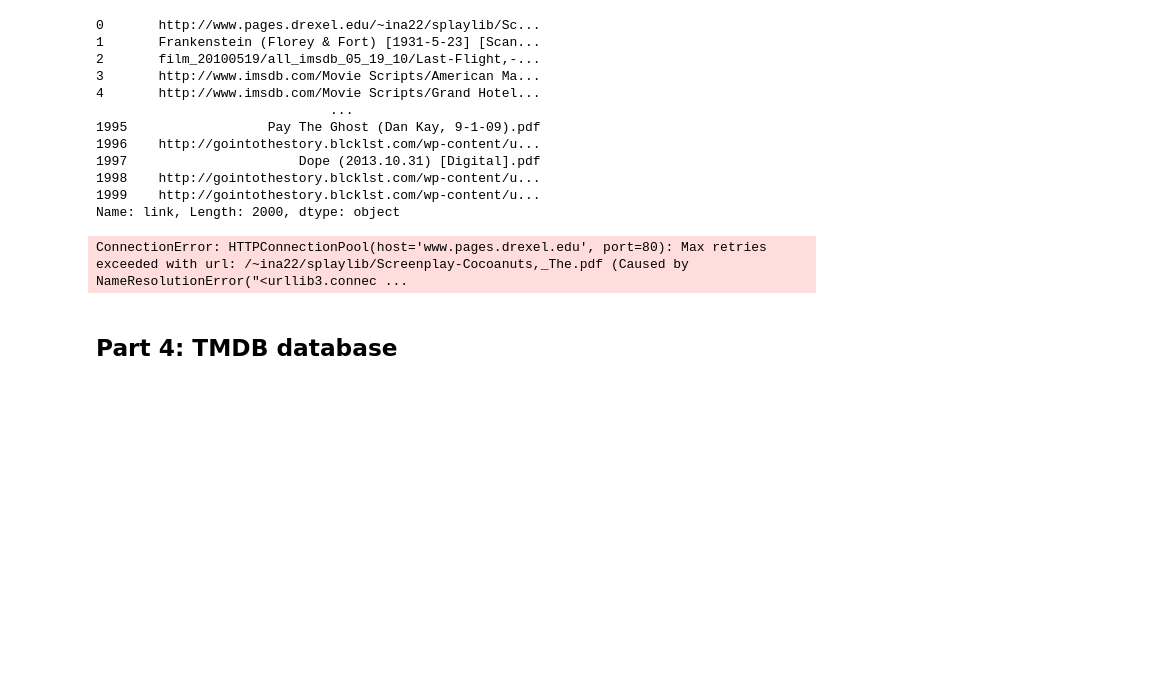
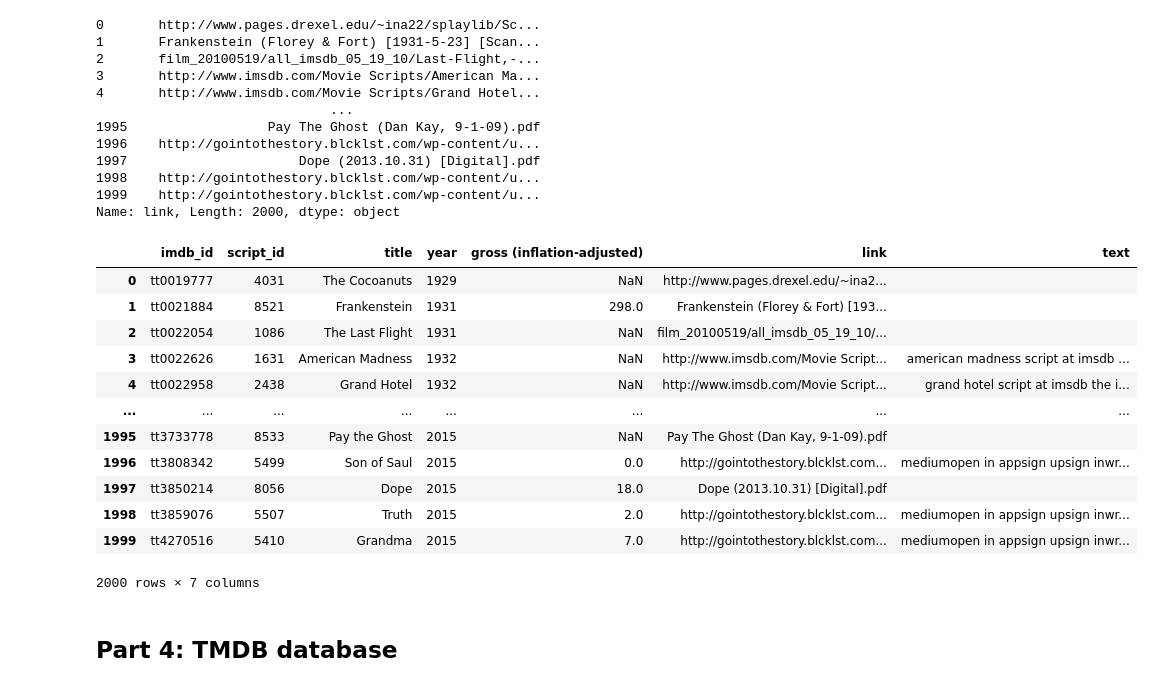
Before and after one commit to evanp28/project2-api, a Jupyter notebook: project2.ipynb, the cells around one changed output. Drawn from its saved outputs; the diff is of its cells as text; code cells hidden in the pictures; blank space fills up the shorter version.

```diff
--- a/project2.ipynb
+++ b/project2.ipynb
@@ -1049,20 +1047,34 @@ def clean(text):
 # %%
 #we can get the text of all the links
 link_text=[]
-count=0
 for i in link_urls:
-    source=requests.get(i).text
-    soup=BeautifulSoup(source)
-    link_text.append(clean(soup.text))
+    try:
+        source=requests.get(i).text
+    except:
+        source=""
+    try:
+        soup=BeautifulSoup(source)
+        text_chars= clean(soup.text)[:100]
+        link_text.append(text_chars)
+    except:
+        link_text.append("")
 
-    #run first ten to save time
-    count+=1
-    if count==10:
-        break
-
-df=pd.DataFrame({'text':link_text[:100], 'url':link_urls})
+df=pd.DataFrame({'text':link_text})
-# %% [output]
-ConnectionError: HTTPConnectionPool(host='www.pages.drexel.edu', port=80): Max retries exceeded with url: /~ina22/splaylib/Screenplay-Cocoanuts,_The.pdf (Caused by NameResolutionError("<urllib3.connec ...
 # %%
 #add a new column to the df with the text downloaded
-#save this new dataframe as "pudding_texts.csv"
+scripts['text']=df['text']
+scripts
+# %% [output]
+|  | imdb_id | script_id | title | year | gross (inflation-adjusted) | link | text |
+| 0 | tt0019777 | 4031 | The Cocoanuts | 1929 | NaN | http://www.pages.drexel.edu/~ina2... |  |
+| 1 | tt0021884 | 8521 | Frankenstein | 1931 | 298.0 | Frankenstein (Florey & Fort) [193... |  |
+| 2 | tt0022054 | 1086 | The Last Flight | 1931 | NaN | film_20100519/all_imsdb_05_19_10/... |  |
+| 3 | tt0022626 | 1631 | American Madness | 1932 | NaN | http://www.imsdb.com/Movie Script... | american madness script at imsdb ... |
+| 4 | tt0022958 | 2438 | Grand Hotel | 1932 | NaN | http://www.imsdb.com/Movie Script... | grand hotel script at imsdb the i... |
+| ... | ... | ... | ... | ... | ... | ... | ... |
+| 1995 | tt3733778 | 8533 | Pay the Ghost | 2015 | NaN | Pay The Ghost (Dan Kay, 9-1-09).pdf |  |
+| 1996 | tt3808342 | 5499 | Son of Saul | 2015 | 0.0 | http://gointothestory.blcklst.com... | mediumopen in appsign upsign inwr... |
+| 1997 | tt3850214 | 8056 | Dope | 2015 | 18.0 | Dope (2013.10.31) [Digital].pdf |  |
+| 1998 | tt3859076 | 5507 | Truth | 2015 | 2.0 | http://gointothestory.blcklst.com... | mediumopen in appsign upsign inwr... |
+| 1999 | tt4270516 | 5410 | Grandma | 2015 | 7.0 | http://gointothestory.blcklst.com... | mediumopen in appsign upsign inwr... |
+2000 rows × 7 columns
```
Also changed, not shown: parts of 9 cells of this notebook, 13 other files.
